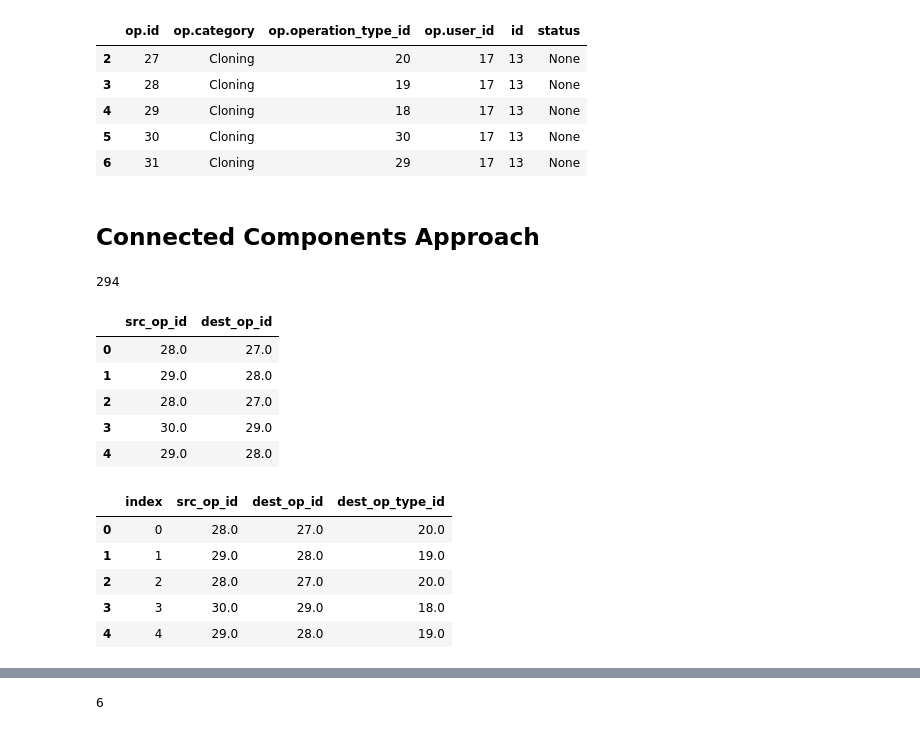
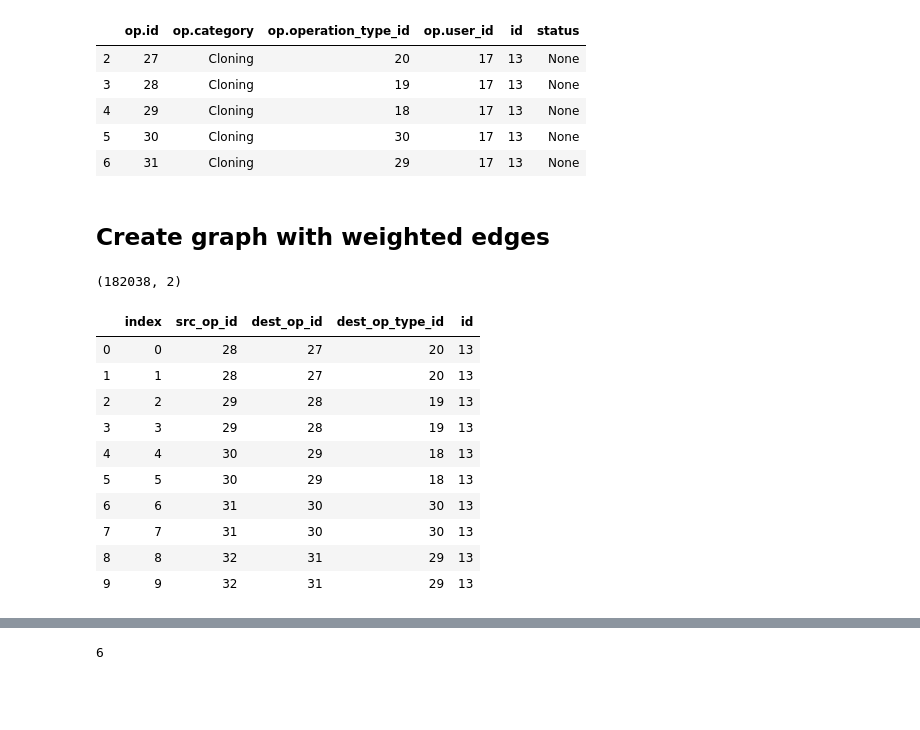
Before and after one commit to hicsail/crucible, a Jupyter notebook: scratch/test-train-split/test_train_split_v2.ipynb, the cells around one changed output, grey strips where cells are left out. Drawn from its saved outputs; the diff is of its cells as text; code cells hidden in the pictures; blank space fills up the shorter version.

```diff
--- a/scratch/test-train-split/test_train_split_v2.ipynb
+++ b/scratch/test-train-split/test_train_split_v2.ipynb
@@ -177,30 +113,21 @@ real_operations_without_islands_df.head(5)
 | 4 | 29 | Cloning | 18 | 17 | 13 | None |
 | 5 | 30 | Cloning | 30 | 17 | 13 | None |
 | 6 | 31 | Cloning | 29 | 17 | 13 | None |
-# %% [markdown]
-## Connected Components Approach
-# %%
-import networkx as nx
-from itertools import chain
-
-# Add every unique operation as a node to a networkx graph
-G = nx.Graph()
-nodes = real_operations_without_islands_df['op.operation_type_id'].unique()
-print(len(nodes))
-G.add_nodes_from(nodes)
-# %% [output]
-294
+# %% [markdown]
+## Create graph with weighted edges
 # %%
 '''create a wires dataframe'''
+# import pandas as pd
+# all_wires = [w for obj in aq_plans_json for w in obj['wires']]
+# wires_df = pd.DataFrame(all_wires)
+
 from pandas.io.json import json_normalize
-wires_df = json_normalize(aq_plans_json, record_path=['wires'])
-wires_df = wires_df.drop(columns=['id', 'rid', 'sample']) # drop irrelevant columns
+wires_df = json_normalize(aq_plans_json, record_path='wires')
+wires_df = wires_df.drop(columns=['rid', 'sample', 'id']) # drop irrelevant columns
 wires_df = wires_df.rename(index=str, columns={"from": "src_op_id", "to": "dest_op_id"}) #rename for clarity
-wires_df.head(5)
+wires_df = wires_df[~wires_df.isin(['NaN']).any(axis=1)]
+wires_df['dest_op_id'] = wires_df['dest_op_id'].astype(int)
+wires_df['src_op_id'] = wires_df['src_op_id'].astype(int)
+wires_df.shape
 # %% [output]
-|  | src_op_id | dest_op_id |
-| 0 | 28.0 | 27.0 |
-| 1 | 29.0 | 28.0 |
-| 2 | 28.0 | 27.0 |
-| 3 | 30.0 | 29.0 |
-| 4 | 29.0 | 28.0 |
+(182038, 2)
@@ -216,14 +134,19 @@ to_from_pairs_df = to_from_pairs_df.astype({"src_op_id": int, "dest_op_id": int}
 # %%
-'''left merge with destination to find op type'''
-merged_to = wires_df.merge(real_operations_without_islands_df, left_on='dest_op_id', right_on='op.id', how='left')
-merged_pairs_df = merged_to[['src_op_id', 'dest_op_id', 'op.operation_type_id']].reset_index()
+'''inner merge with destination to find op type'''
+merged_to = wires_df.merge(real_operations_without_islands_df, left_on='dest_op_id', right_on='op.id', how='inner')
+merged_pairs_df = merged_to[['src_op_id', 'dest_op_id', 'op.operation_type_id', 'id']].reset_index()
 merged_pairs_df = merged_pairs_df.rename(index=str, columns={"op.operation_type_id": "dest_op_type_id"}) #rename for clarity
-merged_pairs_df.head(5)
+merged_pairs_df.head(10)
 # %% [output]
-|  | index | src_op_id | dest_op_id | dest_op_type_id |
-| 0 | 0 | 28.0 | 27.0 | 20.0 |
-| 1 | 1 | 29.0 | 28.0 | 19.0 |
-| 2 | 2 | 28.0 | 27.0 | 20.0 |
-| 3 | 3 | 30.0 | 29.0 | 18.0 |
-| 4 | 4 | 29.0 | 28.0 | 19.0 |
+|  | index | src_op_id | dest_op_id | dest_op_type_id | id |
+| 0 | 0 | 28 | 27 | 20 | 13 |
+| 1 | 1 | 28 | 27 | 20 | 13 |
+| 2 | 2 | 29 | 28 | 19 | 13 |
+| 3 | 3 | 29 | 28 | 19 | 13 |
+| 4 | 4 | 30 | 29 | 18 | 13 |
+| 5 | 5 | 30 | 29 | 18 | 13 |
+| 6 | 6 | 31 | 30 | 30 | 13 |
+| 7 | 7 | 31 | 30 | 30 | 13 |
+| 8 | 8 | 32 | 31 | 29 | 13 |
+| 9 | 9 | 32 | 31 | 29 | 13 |
 # %%
```
Also changed, not shown: parts of 20 cells of this notebook.
